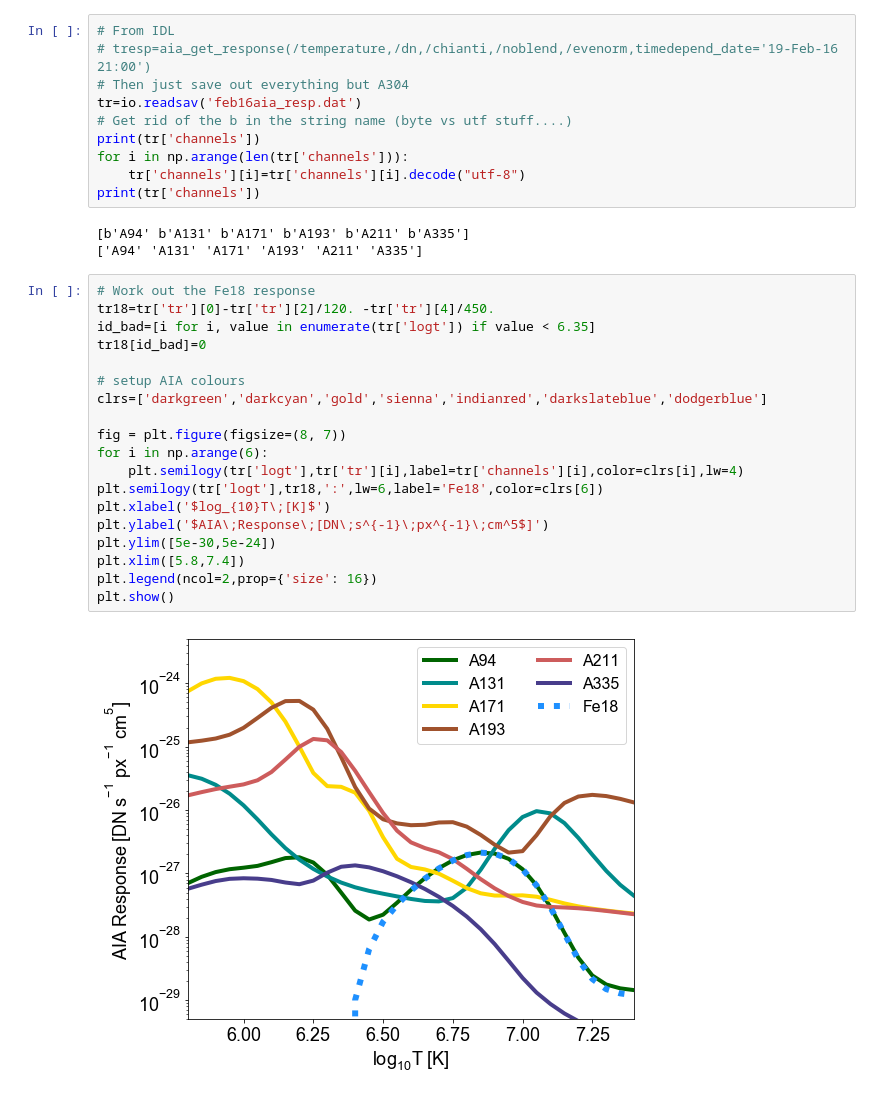
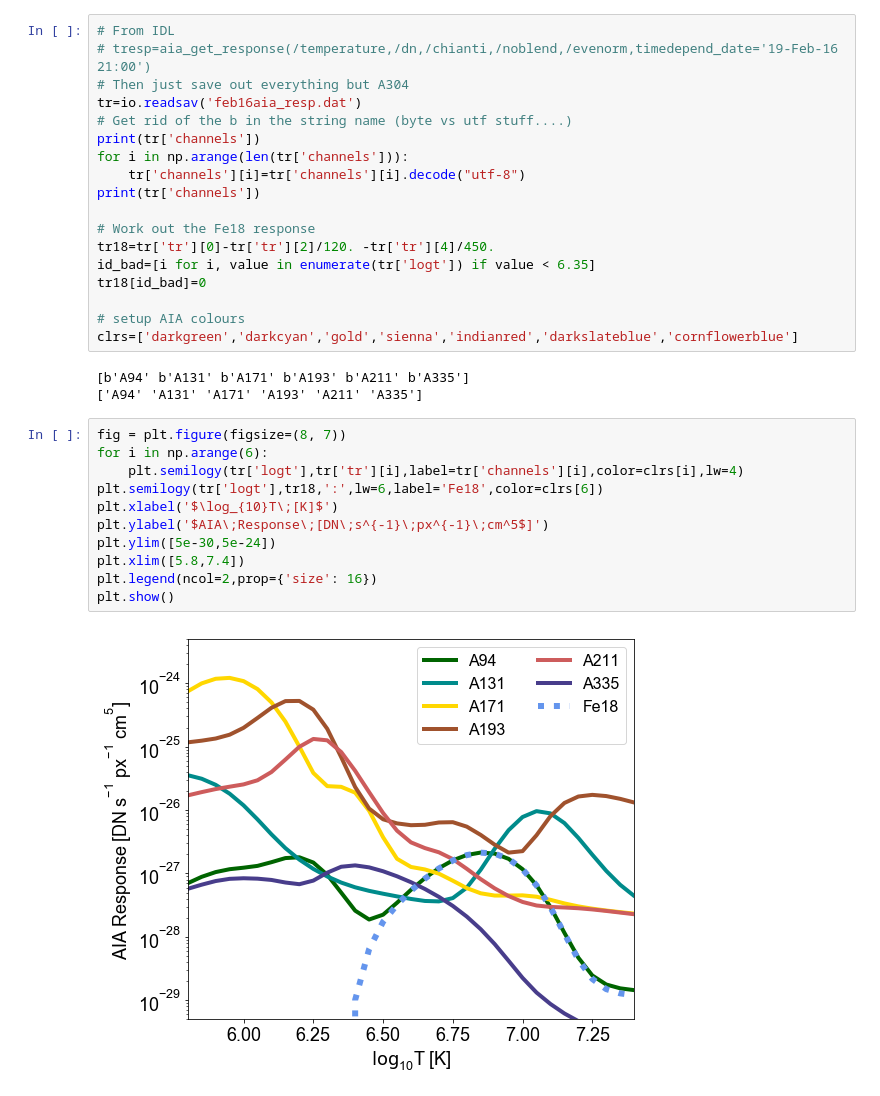
Before and after one commit to ianan/nustar_sac, a Jupyter notebook: python/feb_tr_response.ipynb, the cells around one changed output. Cells and saved outputs as stored; diff of their text form.

```diff
--- a/python/feb_tr_response.ipynb
+++ b/python/feb_tr_response.ipynb
@@ -24,27 +24,27 @@ print(tr['channels'])
 for i in np.arange(len(tr['channels'])):
     tr['channels'][i]=tr['channels'][i].decode("utf-8")
 print(tr['channels'])
+
+# Work out the Fe18 response
+tr18=tr['tr'][0]-tr['tr'][2]/120. -tr['tr'][4]/450.
+id_bad=[i for i, value in enumerate(tr['logt']) if value < 6.35]
+tr18[id_bad]=0
+
+# setup AIA colours
+clrs=['darkgreen','darkcyan','gold','sienna','indianred','darkslateblue','cornflowerblue']
 # %% [output]
 [b'A94' b'A131' b'A171' b'A193' b'A211' b'A335']
 ['A94' 'A131' 'A171' 'A193' 'A211' 'A335']
 # %%
-# Work out the Fe18 response
-tr18=tr['tr'][0]-tr['tr'][2]/120. -tr['tr'][4]/450.
-id_bad=[i for i, value in enumerate(tr['logt']) if value < 6.35]
-tr18[id_bad]=0
-
-# setup AIA colours
-clrs=['darkgreen','darkcyan','gold','sienna','indianred','darkslateblue','dodgerblue']
-
 fig = plt.figure(figsize=(8, 7))
 for i in np.arange(6):
     plt.semilogy(tr['logt'],tr['tr'][i],label=tr['channels'][i],color=clrs[i],lw=4)
 plt.semilogy(tr['logt'],tr18,':',lw=6,label='Fe18',color=clrs[6])
-plt.xlabel('$log_{10}T\;[K]$')
+plt.xlabel('$\log_{10}T\;[K]$')
 plt.ylabel('$AIA\;Response\;[DN\;s^{-1}\;px^{-1}\;cm^5$]')
 plt.ylim([5e-30,5e-24])
 plt.xlim([5.8,7.4])
 plt.legend(ncol=2,prop={'size': 16})
 plt.show()
 # %% [output]
-[figure, old version]
+[figure, new version]
```
Also changed, not shown: parts of 1 cell of this notebook.
